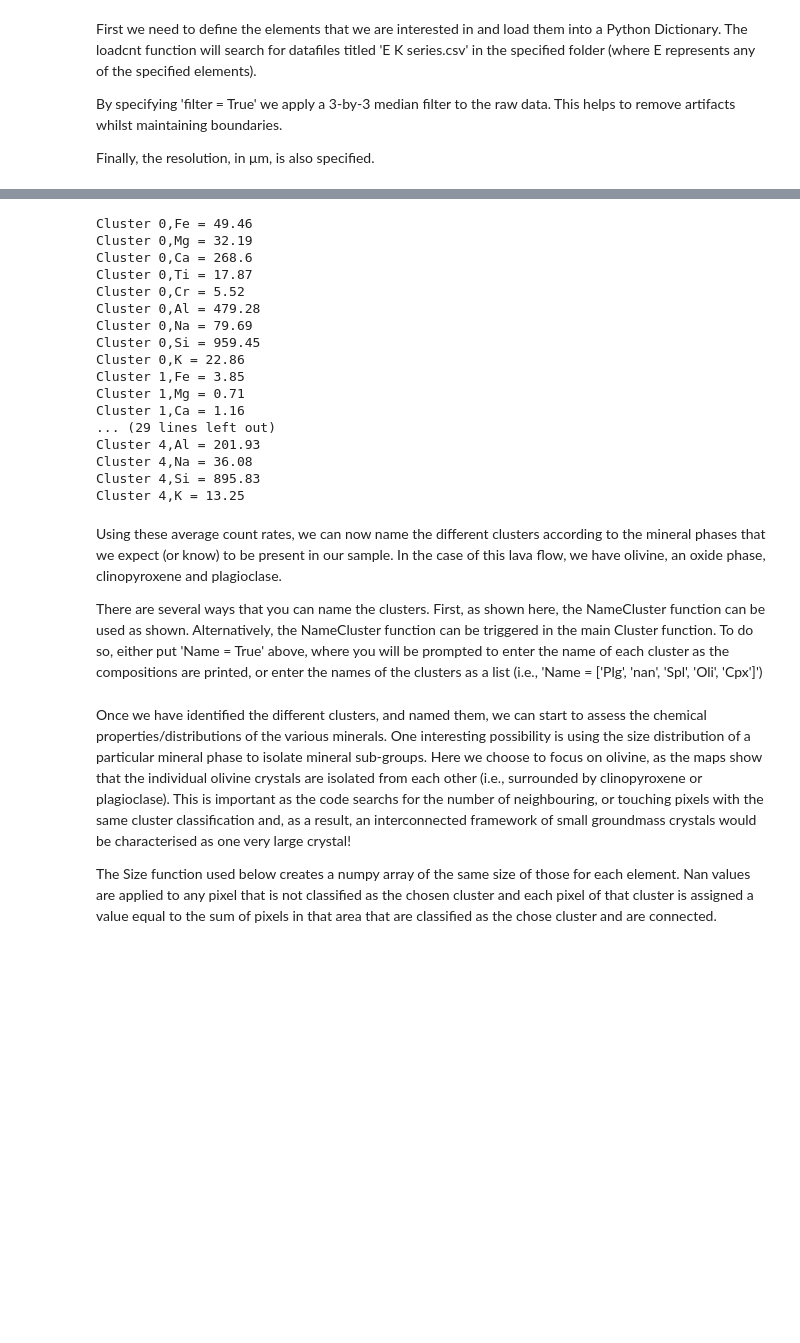
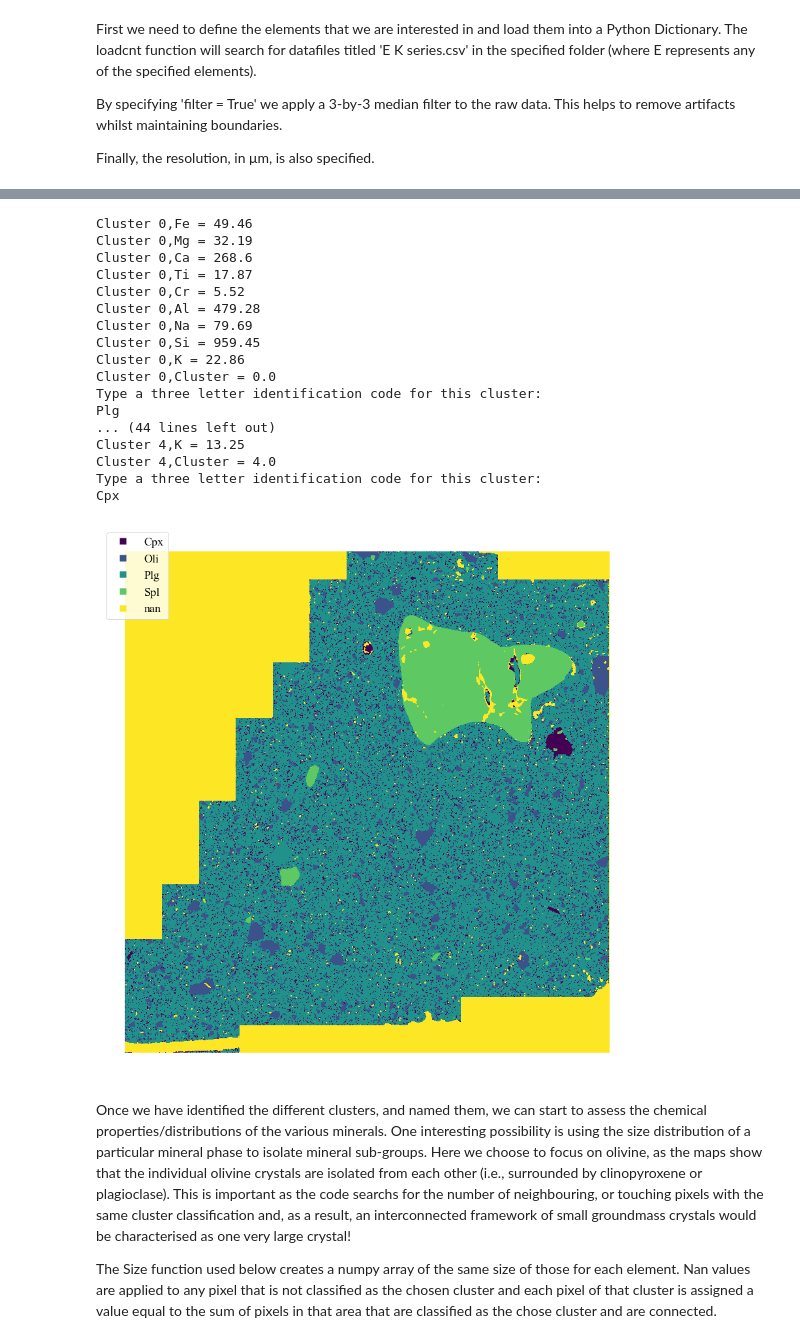
Before and after one commit to gleesonm1/chemMap, a Jupyter notebook: Examples/Floreana Lava Example.ipynb, the cells around one changed output, grey strips where cells are left out. Drawn from its saved outputs; the diff is of its cells as text; code cells hidden in the pictures; blank space fills up the shorter version.

```diff
--- a/Examples/Floreana Lava Example.ipynb
+++ b/Examples/Floreana Lava Example.ipynb
@@ -36,6 +37,6 @@ In this first example we split the pixels into 6 different clusters and plot a m
 # %%
 Elements = ['Fe','Mg','Ca','Ti','Cr','Al','Na','Si','K']
-Flo09W = chemMap.Cluster(Flo09W, Elements, 5, Plot = True, ShowComp = True)
+Flo09W = chemMap.Cluster(Flo09W, Elements, 5, Name = True)
 # %% [output]
 Cluster 0,Fe = 49.46
 Cluster 0,Mg = 32.19
@@ -46,20 +47,18 @@ Cluster 0,Al = 479.28
 Cluster 0,Na = 79.69
 Cluster 0,Si = 959.45
 Cluster 0,K = 22.86
-Cluster 1,Fe = 3.85
-Cluster 1,Mg = 0.71
-Cluster 1,Ca = 1.16
-... (29 lines left out)
-Cluster 4,Al = 201.93
-Cluster 4,Na = 36.08
-Cluster 4,Si = 895.83
+Cluster 0,Cluster = 0.0
+Type a three letter identification code for this cluster:
+Plg
+... (44 lines left out)
 Cluster 4,K = 13.25
+Cluster 4,Cluster = 4.0
+Type a three letter identification code for this cluster:
+Cpx
-# %% [markdown]
-Using these average count rates, we can now name the different clusters according to the mineral phases that we expect (or know) to be present in our sample. In the case of this lava flow, we have olivine, an oxide phase, clinopyroxene and plagioclase.
-
-There are several ways that you can name the clusters. First, as shown here, the NameCluster function can be used as shown. Alternatively, the NameCluster function can be triggered in the main Cluster function. To do so, either put 'Name = True' above, where you will be prompted to enter the name of each cluster as the compositions are printed, or enter the names of the clusters as a list (i.e., 'Name = ['Plg', 'nan', 'Spl', 'Oli', 'Cpx']')
-# %%
-Flo09W = chemMap.NameCluster(Flo09W, Name = ['Plg', 'nan', 'Spl', 'Oli', 'Cpx'])
+# %%
+a = chemMap.PlotCluster(Flo09W, 5, Name = list(np.unique(Flo09W['Cluster'])))
+# %% [output]
+[figure, added]
 # %% [markdown]
 Once we have identified the different clusters, and named them, we can start to assess the chemical properties/distributions of the various minerals. One interesting possibility is using the size distribution of a particular mineral phase to isolate mineral sub-groups. Here we choose to focus on olivine, as the maps show that the individual olivine crystals are isolated from each other (i.e., surrounded by clinopyroxene or plagioclase). This is important as the code searchs for the number of neighbouring, or touching pixels with the same cluster classification and, as a result, an interconnected framework of small groundmass crystals would be characterised as one very large crystal!
 
```
Also changed, not shown: parts of 4 cells of this notebook.
